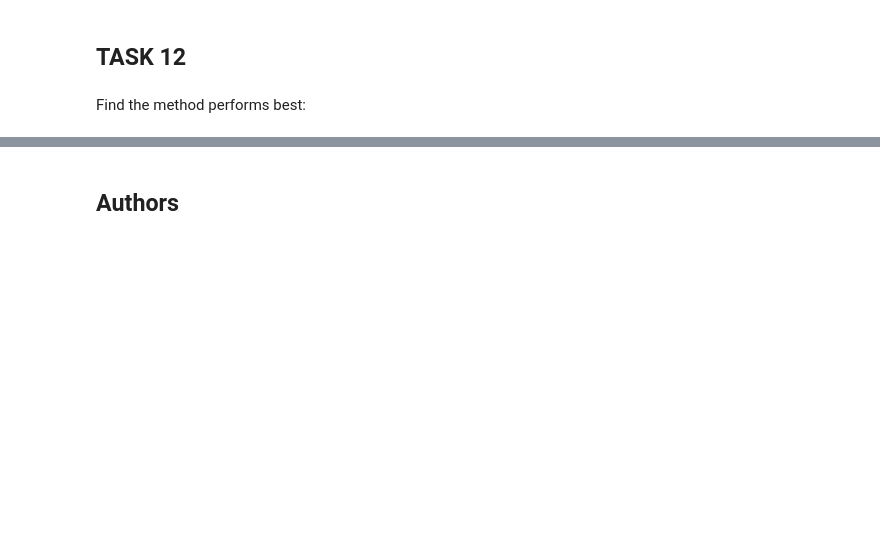
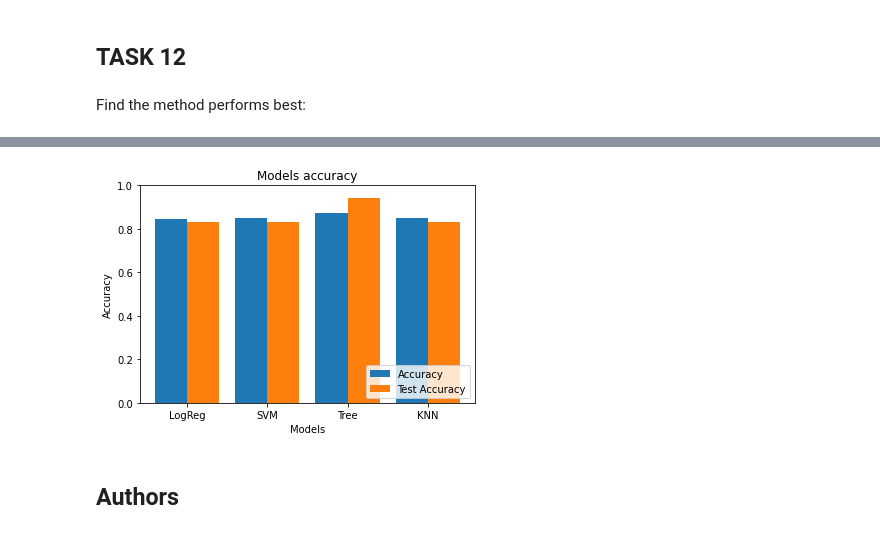
Before and after one commit to EzequielDAngelo/applied_data_science_capstone_ibm, a Jupyter notebook: SpaceX_MachineLearning_Prediction_Part_5.ipynb, the cells around one changed output, grey strips where cells are left out. Cells and saved outputs as stored; diff of their text form; code cells hidden in the pictures; blank space fills up the shorter version.

```diff
--- a/SpaceX_MachineLearning_Prediction_Part_5.ipynb
+++ b/SpaceX_MachineLearning_Prediction_Part_5.ipynb
@@ -333,6 +333,38 @@ Tree            0.888           0.833
 SVM             0.848           0.833
 KNN             0.848           0.833
 LogReg          0.846           0.833
+# %%
+results = {}
+
+results['LogReg'] = {'Accuracy': logreg_cv.best_score_.round(5), 'TestAccuracy': logreg_cv.score(X_test, Y_test).round(3)}
+results['SVM'] = {'Accuracy': svm_cv.best_score_.round(5), 'TestAccuracy': svm_cv.score(X_test, Y_test).round(3)}
+results['Tree'] = {'Accuracy': tree_cv.best_score_.round(5), 'TestAccuracy': tree_cv.score(X_test, Y_test).round(3)}
+results['KNN'] = {'Accuracy': knn_cv.best_score_.round(5), 'TestAccuracy': knn_cv.score(X_test, Y_test).round(3)}
+
+x = []
+y = []
+z = []
+for i in results.keys():
+    x.append(i)
+    y.append(results[i]['Accuracy'])
+    z.append(results[i]['TestAccuracy'])
+
+
+x_axis = np.arange(len(x))
+
+plt.bar(x_axis - 0.2, y, 0.4, label = 'Accuracy')
+plt.bar(x_axis + 0.2, z, 0.4, label = 'Test Accuracy')
+
+plt.ylim([0,1])
+plt.xticks(x_axis, x)
+
+plt.legend(loc='lower right')
+plt.xlabel("Models")
+plt.ylabel("Accuracy")
+plt.title("Models accuracy")
+plt.show()
+# %% [output]
+[figure, added]
 # %% [markdown]
 ## Authors
 # %% [markdown]
```
Also changed, not shown: parts of 4 cells of this notebook.
